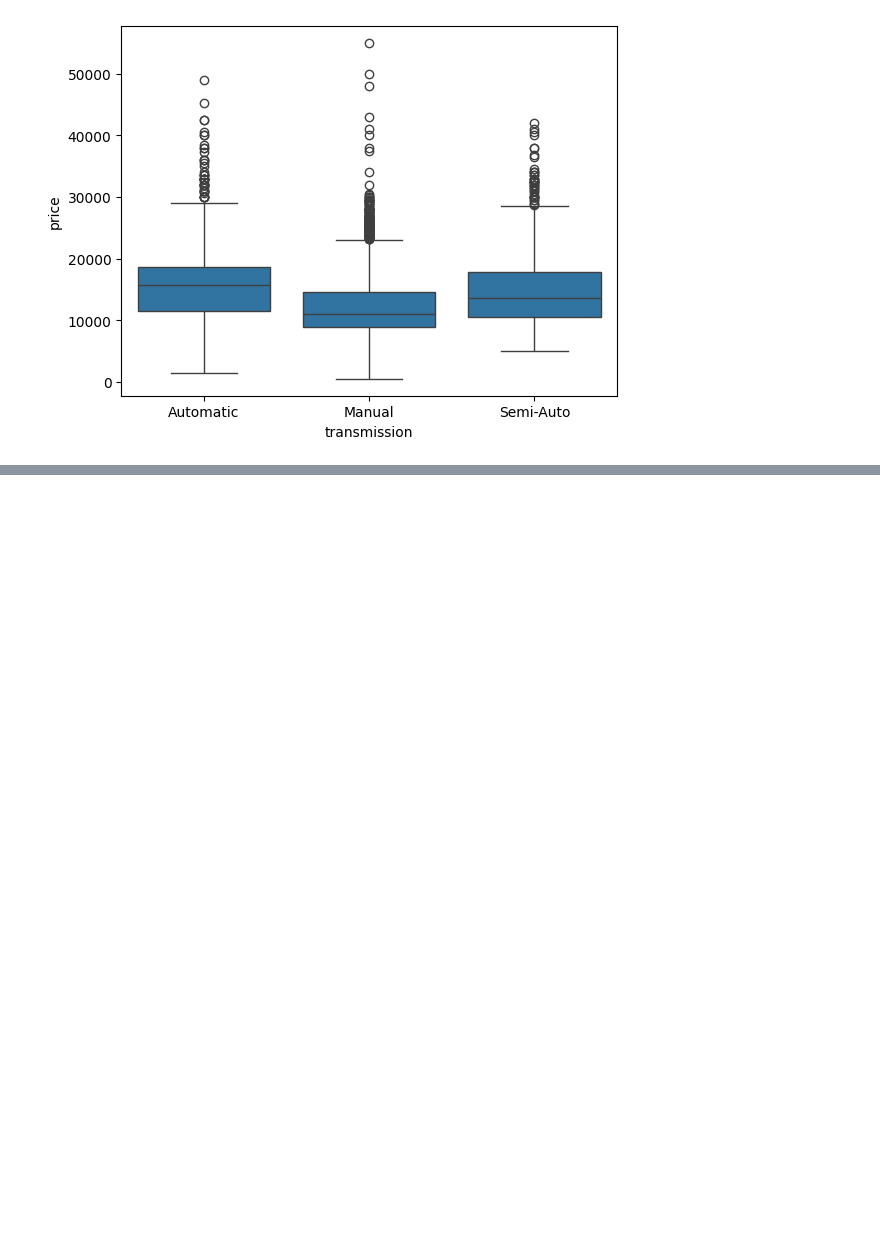
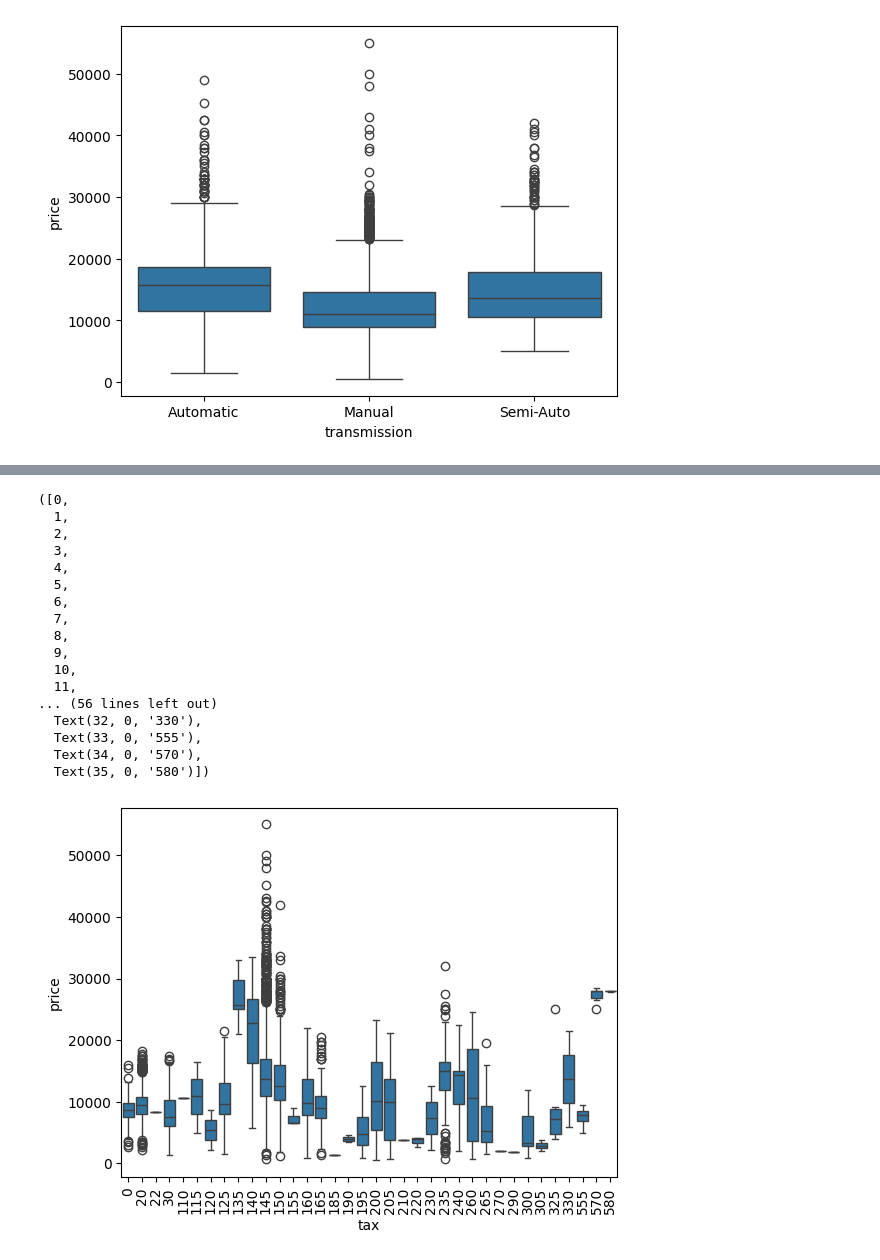
Before and after one commit to Shreyas-Bandekar/Car-Price-Prediction, a Jupyter notebook: car_price_prediction.ipynb, the cells around one changed output, grey strips where cells are left out. Cells and saved outputs as stored; diff of their text form; code cells hidden in the pictures; blank space fills up the shorter version.

```diff
--- a/car_price_prediction.ipynb
+++ b/car_price_prediction.ipynb
@@ -135,0 +161,22 @@ sns.boxplot(x = 'transmission', y = 'price', data = df)
+# %%
+sns.boxplot(x = df['tax'],y = df['price'])
+plt.xticks(rotation=90)
+# %% [output]
+([0,
+  1,
+  2,
+  3,
+  4,
+  5,
+  6,
+  7,
+  8,
+  9,
+  10,
+  11,
+... (56 lines left out)
+  Text(32, 0, '330'),
+  Text(33, 0, '555'),
+  Text(34, 0, '570'),
+  Text(35, 0, '580')])
+[figure, added]
```
Also changed, not shown: parts of 20 cells of this notebook.
